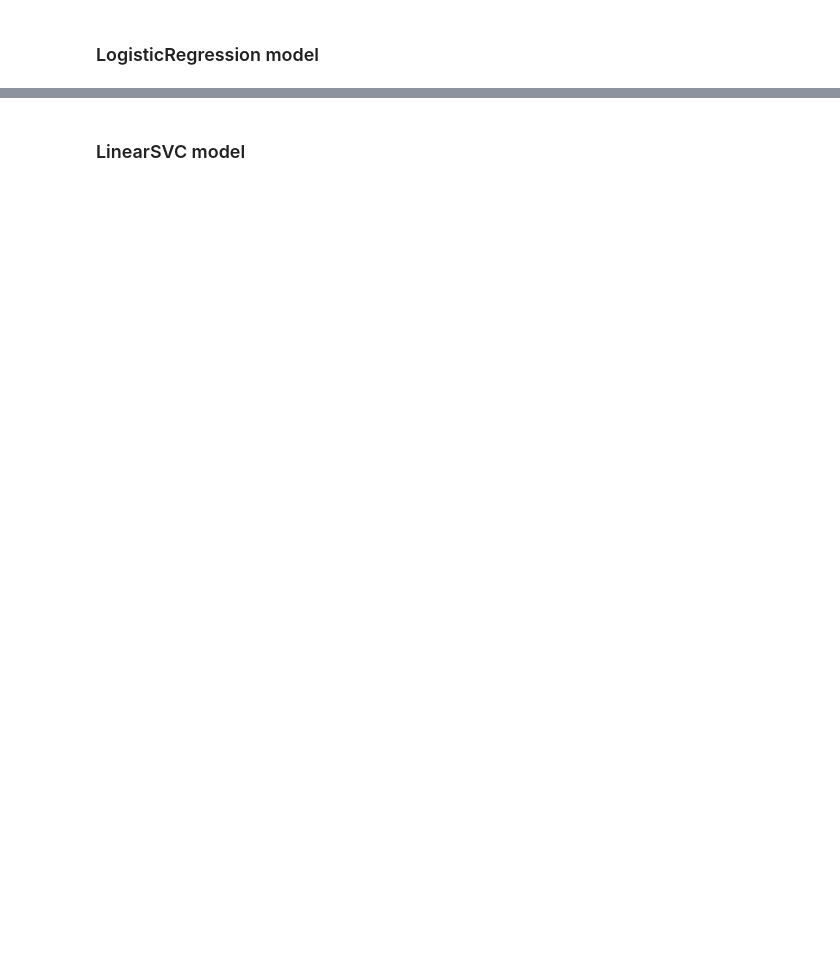
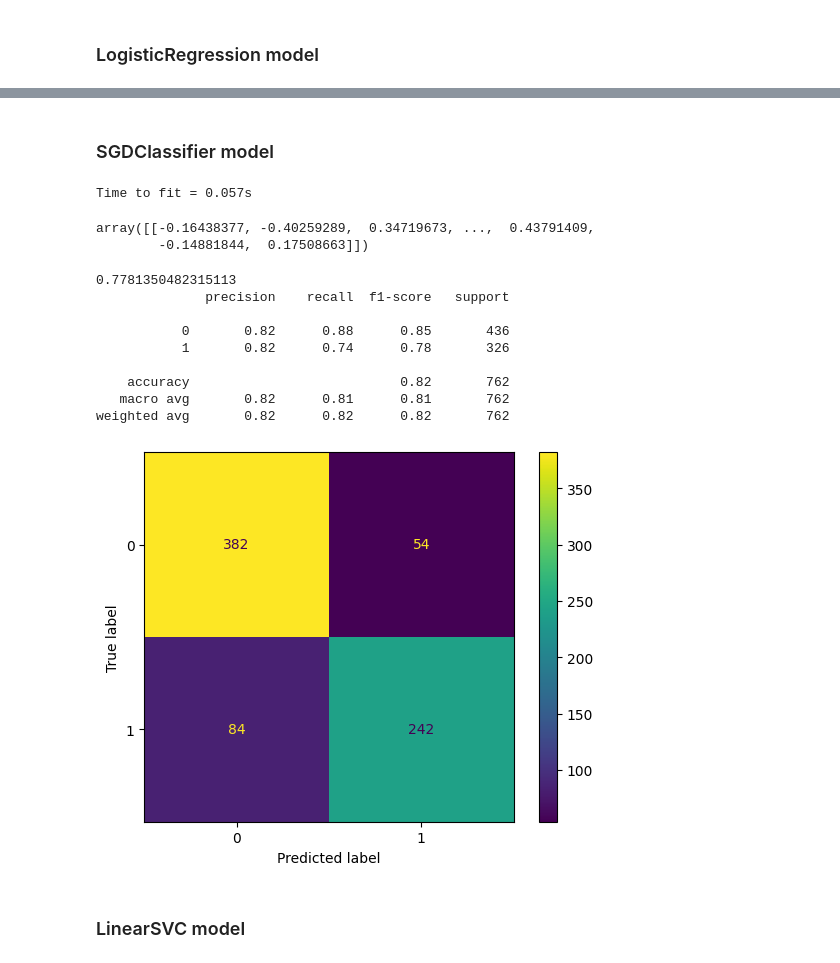
Before and after one commit to andrewbremner3/NLP_Tweet_Catagorization, a Jupyter notebook: disastertweets-nlp.ipynb, the cells around one changed output, grey strips where cells are left out. Cells and saved outputs as stored; diff of their text form; code cells hidden in the pictures; blank space fills up the shorter version.

```diff
--- a/disastertweets-nlp.ipynb
+++ b/disastertweets-nlp.ipynb
@@ -231,3 +231,34 @@ weighted avg       0.81      0.81      0.81       762
+# %% [markdown]
+### SGDClassifier model
+# %%
+sgdc = SGDClassifier()
+#param_grid = {'C':[3,4,5,6,7,8]}
+#log_grid = GridSearchCV(estimator=log, param_grid=param_grid, scoring='f1')
+sgdc_start = time.time()
+sgdc.fit(X_train_tfidf, y_train)
+sgdc_end = time.time()
+print(f'Time to fit = {sgdc_end - sgdc_start:.3f}s')
+sgdc.coef_
+# %% [output]
+Time to fit = 0.057s
+array([[-0.16438377, -0.40259289,  0.34719673, ...,  0.43791409,
+        -0.14881844,  0.17508663]])
+# %%
+sgdc_preds = sgdc.predict(X_test_tfidf)
+print(f1_score(y_test,sgdc_preds))
+print(classification_report(y_test,sgdc_preds))
+ConfusionMatrixDisplay(confusion_matrix=confusion_matrix(y_test, sgdc_preds)).plot();
+# %% [output]
+0.7781350482315113
+              precision    recall  f1-score   support
+
+           0       0.82      0.88      0.85       436
+           1       0.82      0.74      0.78       326
+
+    accuracy                           0.82       762
+   macro avg       0.82      0.81      0.81       762
+weighted avg       0.82      0.82      0.82       762
+[figure, added]
 # %% [markdown]
 ### LinearSVC model
 # %%
```
Also changed, not shown: parts of 15 cells of this notebook.
